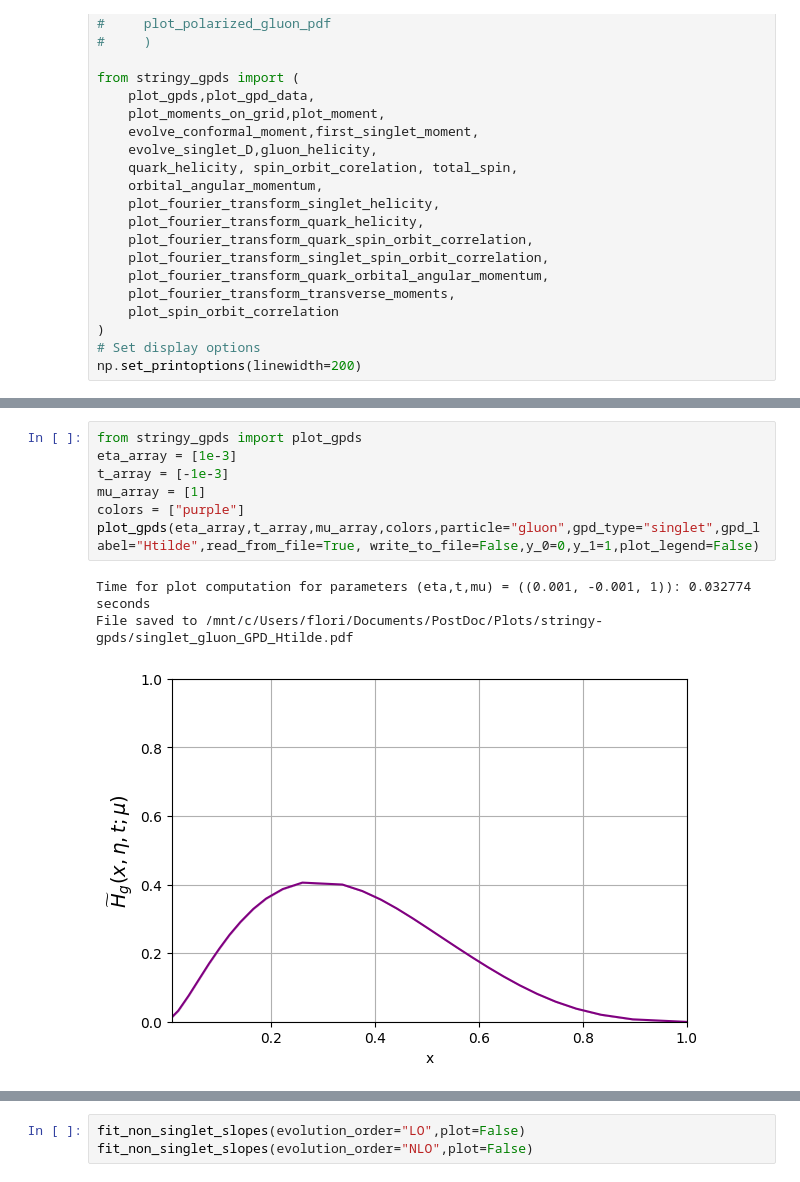
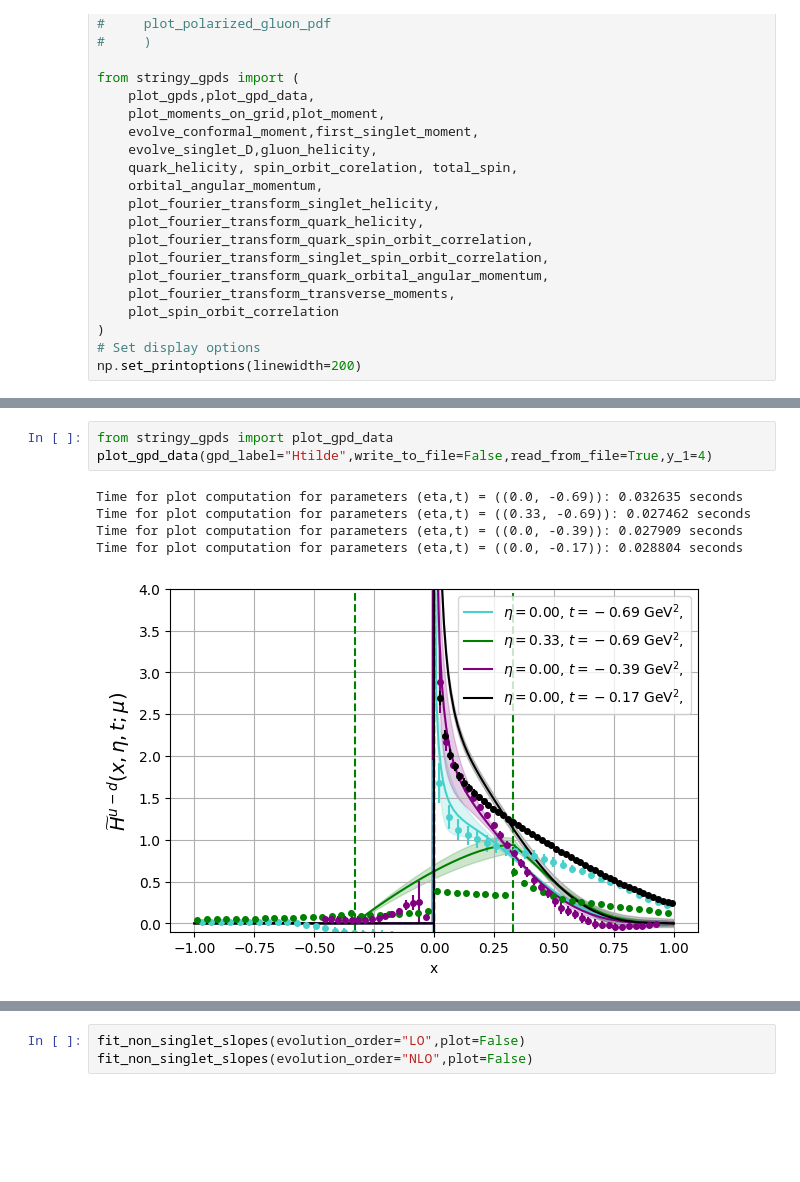
Before and after one commit to HechenMountain/stringy-gpds, a Jupyter notebook: StringBasedGPD.ipynb, the cells around one changed output, grey strips where cells are left out. Drawn from its saved outputs; the diff is of its cells as text; blank space fills up the shorter version.

```diff
--- a/StringBasedGPD.ipynb
+++ b/StringBasedGPD.ipynb
@@ -93,14 +51,12 @@ plt.show()
-# %%
-from stringy_gpds import plot_gpds
-eta_array = [1e-3]
-t_array = [-1e-3]
-mu_array = [1]
-colors = ["purple"]
-plot_gpds(eta_array,t_array,mu_array,colors,particle="gluon",gpd_type="singlet",gpd_label="Htilde",read_from_file=True, write_to_file=False,y_0=0,y_1=1,plot_legend=False)
-# %% [output]
-Time for plot computation for parameters (eta,t,mu) = ((0.001, -0.001, 1)): 0.032774 seconds
-File saved to /mnt/c/Users/flori/Documents/PostDoc/Plots/stringy-gpds/singlet_gluon_GPD_Htilde.pdf
-[figure, removed]
+# %%
+from stringy_gpds import plot_gpd_data
+plot_gpd_data(gpd_label="Htilde",write_to_file=False,read_from_file=True,y_1=4)
+# %% [output]
+Time for plot computation for parameters (eta,t) = ((0.0, -0.69)): 0.032635 seconds
+Time for plot computation for parameters (eta,t) = ((0.33, -0.69)): 0.027462 seconds
+Time for plot computation for parameters (eta,t) = ((0.0, -0.39)): 0.027909 seconds
+Time for plot computation for parameters (eta,t) = ((0.0, -0.17)): 0.028804 seconds
+[figure, added]
 # %%
 from mstw_pdf import uv_plus_dv_plus_S_pdf, uv_minus_dv_pdf, gluon_pdf
 from aac_pdf import polarized_uv_minus_dv_pdf, polarized_uv_plus_dv_plus_S_pdf, polarized_gluon_pdf
```
Also changed, not shown: parts of 39 cells of this notebook, 4 other files.
